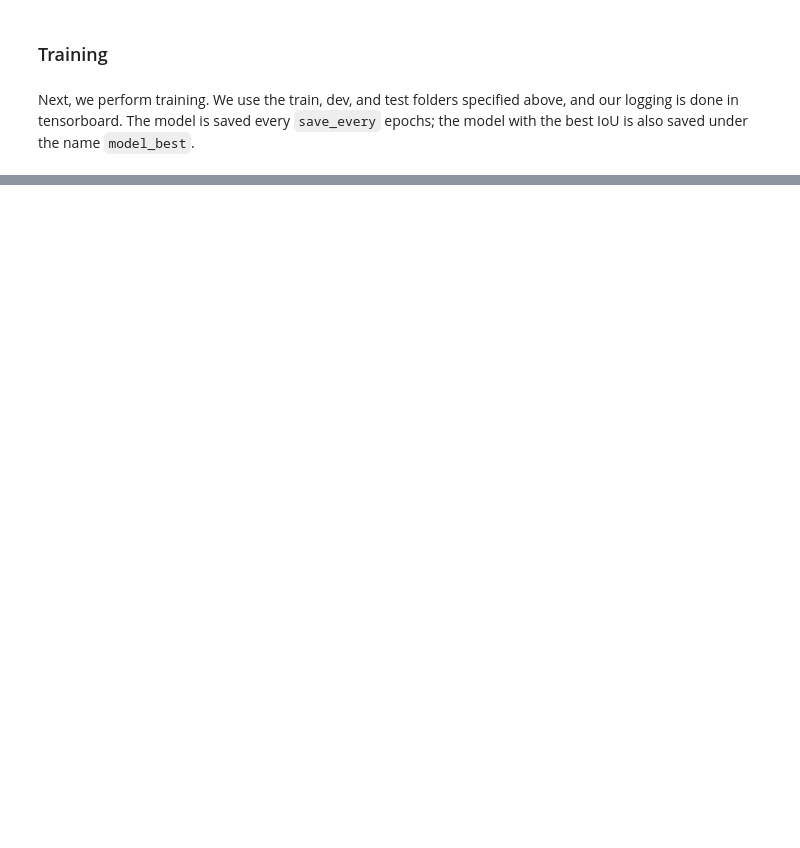
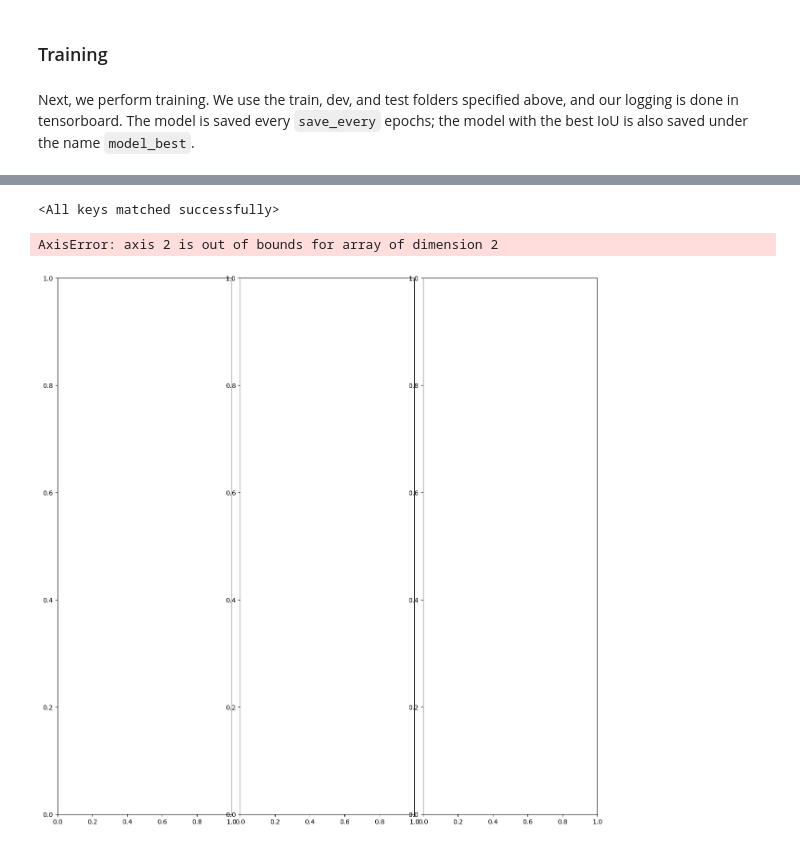
Before and after one commit to Dhormir/glacier_mapping, a Jupyter notebook: train.ipynb, the cells around one changed output, grey strips where cells are left out. Cells and saved outputs as stored; diff of their text form; code cells hidden in the pictures; blank space fills up the shorter version.

```diff
--- a/train.ipynb
+++ b/train.ipynb
@@ -99,0 +135,55 @@ writer.close()
+# %%
+import pathlib
+
+model_path = data_dir / "demo/models/model_final.pt"
+output_dir = pathlib.Path(data_dir, "runs", "demo", "predictions")
+
+output_dir.mkdir(parents=True, exist_ok=True)
+
+# loads an empty model, without weights
+train_conf = Dict(yaml.safe_load(open("conf/train.yaml", "r")))
+model = Framework(torch.nn.BCEWithLogitsLoss(), train_conf.model_opts, train_conf.optim_opts).model
+
+# if GPU is available, inference will be faster
+if torch.cuda.is_available():
+    state_dict = torch.load(model_path)
+else:
+    state_dict = torch.load(model_path, map_location="cpu")
+
+model.load_state_dict(state_dict)
+# %% [output]
+<All keys matched successfully>
+# %%
+import glacier_mapping.infer as gmi
+import rasterio
+from rasterio.windows import Window
+import matplotlib.pyplot as plt
+import numpy as np
+
+def predict_tiff(path, origin=(1000, 2000), subset_size=(2048, 2048), conf_path="conf/postprocess.yaml"):
+  """
+  Load a raster and make predictions on a subwindow
+  """
+  imgf = rasterio.open(path)
+  img = imgf.read(window=Window(origin[0], origin[1], subset_size[0], subset_size[1])).astype(np.float64)
+  x, y = gmi.inference(img, model, conf_path, infer_size=512)
+  return img, x, y
+
+def tr_trunc(x, trunc_level=4e4):
+  """transpose and truncate an array"""
+  x = np.transpose(x, (1, 2, 0))
+  x[x > trunc_level] = trunc_level
+  return x / trunc_level
+# %%
+fig, ax = plt.subplots(1, 3, figsize=(15, 15))
+fig.subplots_adjust(wspace=0.05, hspace=0)
+
+img, _, y_hat = predict_tiff(data_dir / "raster_data_planet_scope/planetscope_REQ_6794.tif", conf_path="conf/postprocess.yaml")
+p_thresh = 0.45
+
+#ax[0].imshow(tr_trunc(img[[4, 3, 1]]))
+ax[1].imshow(y_hat[:, :, 0])
+ax[2].imshow(y_hat[:, :, 0] > p_thresh)
+# %% [output]
+AxisError: axis 2 is out of bounds for array of dimension 2
+[figure, added]
```
Also changed, not shown: parts of 4 cells of this notebook, 5 other files.
